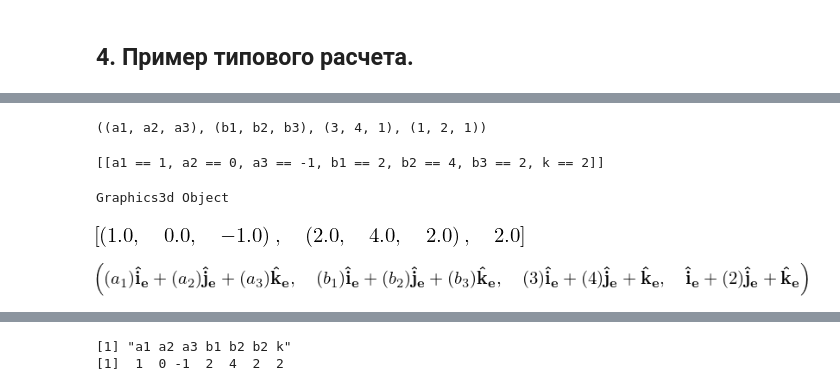
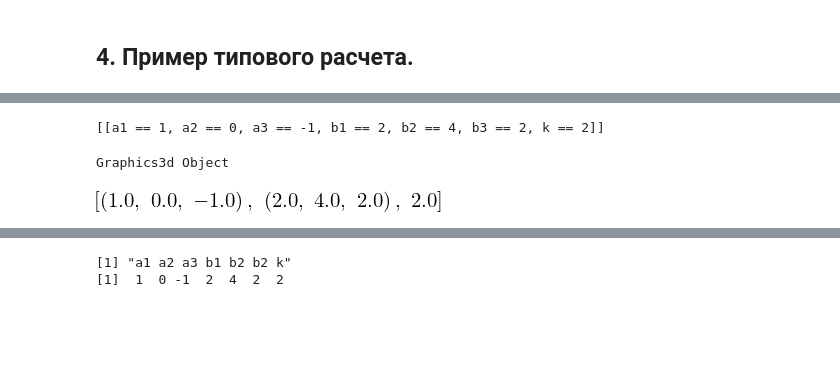
Before and after one commit to OlgaBelitskaya/linear_algebra_practice, a Jupyter notebook: work1_7.ipynb, the cells around one changed output, grey strips where cells are left out. Drawn from its saved outputs; the diff is of its cells as text; code cells hidden in the pictures; blank space fills up the shorter version.

```diff
--- a/work1_7.ipynb
+++ b/work1_7.ipynb
@@ -27,5 +27,7 @@
 # %%
-# sage
-i,j,k = vector(SR,[1,0,0]), vector(SR,[0,1,0]), vector(SR,[0,0,1])
-V = vector(SR,[2,3,2])
-2 * i + 3 * j + 2 * k == V
+var('a1 a2 a3 b1 b2 b3 e1 e2 e3')
+e,a,b=vector(SR,[e1,e2,e3]),vector(SR,[a1,a2,a3]),vector(SR,[b1,b2,b3])
+i,j,k=vector(SR,[1,0,0]),vector(SR,[0,1,0]),vector(SR,[0,0,1])
+v=vector(SR,[2,3,2])
+v1,v2,v3=vector(SR,[2,0,0]),vector(SR,[0,3,0]),vector(SR,[0,0,2])
+c,d=vector(SR,[2,0,-2]),vector(SR,[1,2,1])
@@ -66,8 +94,0 @@ numpy.linalg.norm(v)
-# %%
-# sympy
-import sympy
-sympy.init_printing(use_unicode=True)
-import sympy.vector
-e = sympy.vector.CoordSys3D('e')
-v = 2 * e.i + 3 * e.j + 2 * e.k
-v
@@ -98,6 +119,0 @@ norm(matrix(v),'f')
-# %%
-# sage
-a1,a2,a3,b1,b2,b3,i,j,k = var('a1 a2 a3 b1 b2 b3 i j k')
-e = vector(SR,[i,j,k])
-a = vector(SR,[a1,a2,a3]); b = vector(SR,[b1,b2,b3])
-a, b
@@ -231,9 +190 @@ $\overrightarrow{C} (3,4,1); \ \overrightarrow{D} (1,2,1) \\
-# %%
-# sage
-a1,a2,a3,b1,b2,b3,k = var('a1 a2 a3 b1 b2 b3 k')
-A, B = vector(SR,[a1,a2,a3]), vector(SR,[b1,b2,b3])
-C, D = vector(SR,[3,4,1]), vector(SR,[1,2,1])
-A, B, C, D
-# %% [output]
-((a1, a2, a3), (b1, b2, b3), (3, 4, 1), (1, 2, 1))
 # %%
@@ -244,35 +206,22 @@ solve([(A+B-C)[0]==0,(A+B-C)[1]==0,(A+B-C)[2]==0, # A + B = C
 # %% [output]
 [[a1 == 1, a2 == 0, a3 == -1, b1 == 2, b2 == 4, b3 == 2, k == 2]]
-# %%
-a=arrow3d((0,0,0),(1,0,-1),color='#3636ff',width=2)+text3d('A',(1+r,0,-1))
-b=arrow3d((0,0,0),(2,4,2),color='#ff3636',width=2)+text3d('B',(2+r,4,2))
-c=arrow3d((0,0,0),(3,4,1),color='#ff36ff',width=2)+text3d('C',(3+r,4,1))
-d=arrow3d((0,0,0),(1,2,1),color='#36ff56',width=2)+text3d('D',(1+r,2,1))
-e=line([(1,0,-1),(3,4,1),(2,4,2)])
-(a+b+c+d+e).show(aspect_ratio=(3,2,3))
-# %% [output]
-Graphics3d Object
+# %%
+vs=[A,B,C,D]; vl=['A','B','C','D']
+colors=['#3636ff','#36ff36','#ff3636','#ff36ff']
+sum([arrow3d([0,0,0],vs[n],color=colors[n],width=3)+\
+text3d(vl[n],vs[n]*1.1) for n in [0..3]]).show()
+# %% [output]
+Graphics3d Object
 # %%
-# scipy
-from scipy.optimize import fsolve
-
 def equations(v):
-    a1,a2,a3,b1,b2,b3,k = v
-    f1 = a1 + b1 - 3;  f2 = a2 + b2 - 4; f3 = a3 + b3 - 1 # A + B = C
-    f4 = a1 * 1 + a2 * 2 + a3 * 1 # A ⊥ D
-    f5 = k * 1 - b1; f6 = k * 2 - b2; f7 = k * 1 - b3 # B || D
+    a1,a2,a3,b1,b2,b3,k=v
+    f1=a1+b1-3; f2=a2+b2-4; f3=a3+b3-1 #A+B=C
+    f4=a1*1+a2*2+a3*1 #A⊥D
+    f5=k*1-b1; f6=k*2-b2; f7=k*1-b3 #B||D
     return (f1,f2,f3,f4,f5,f6,f7)
-
-a1,a2,a3,b1,b2,b3,k = round(fsolve(equations, (0,0,0,0,0,0,0)))
+a1,a2,a3,b1,b2,b3,k=\
+round(fsolve(equations,(0,0,0,0,0,0,0)))
 [(a1,a2,a3),(b1,b2,b3),k]
 # %% [output]
-[figure, old version]
+[figure, new version]
-# %%
-# sympy
-a1,a2,a3,b1,b2,b3,k = sympy.symbols('a1 a2 a3 b1 b2 b3 k')
-A, B = a1 * e.i + a2 * e.j + a3 * e.k, b1 * e.i + b2 * e.j + b3 * e.k
-C, D = 3 * e.i + 4 * e.j + 1 * e.k, 1 * e.i + 2 * e.j + 1 * e.k
-A, B, C, D
-# %% [output]
-[figure, removed]
 # %%
```
Also changed, not shown: parts of 46 cells of this notebook.
